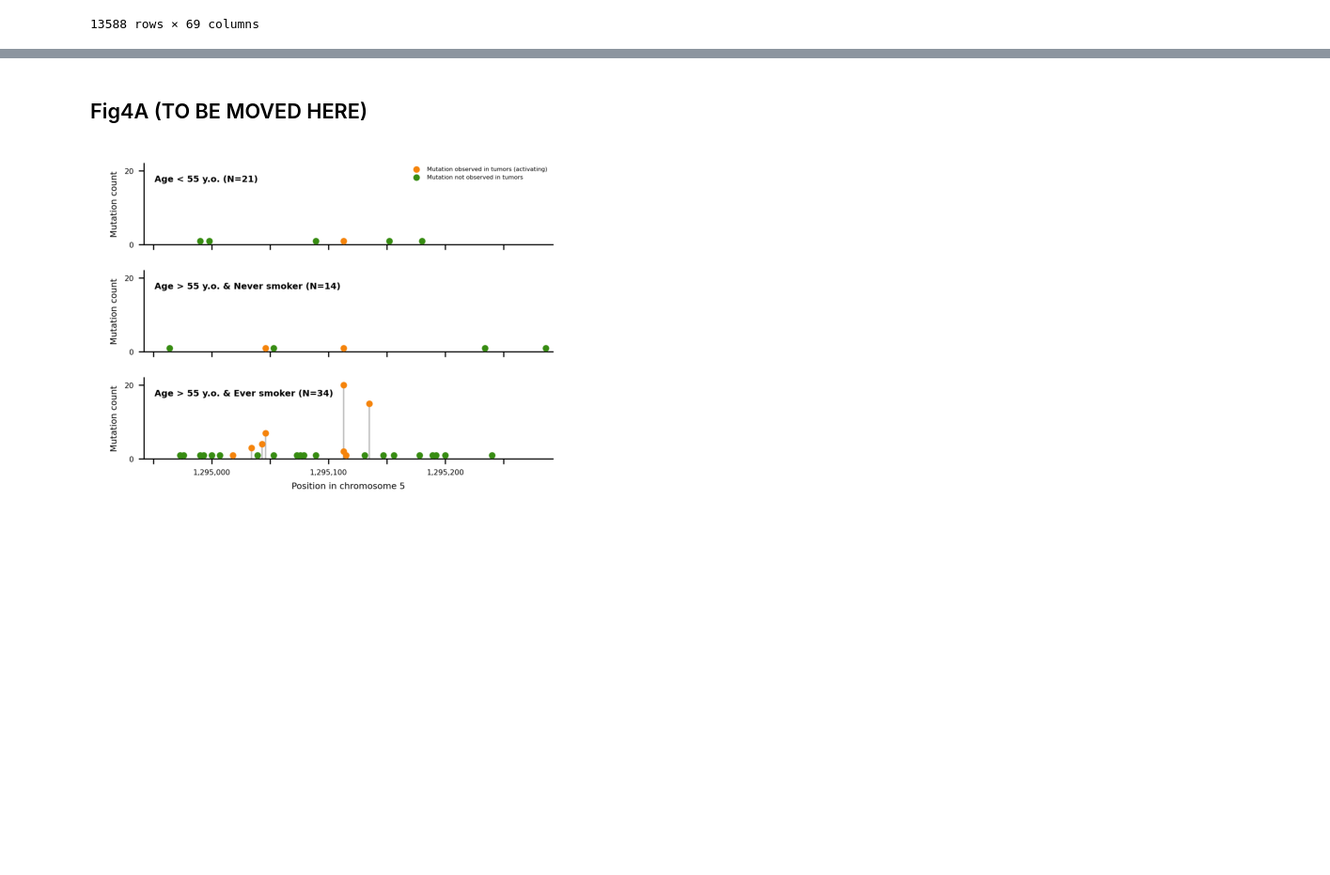
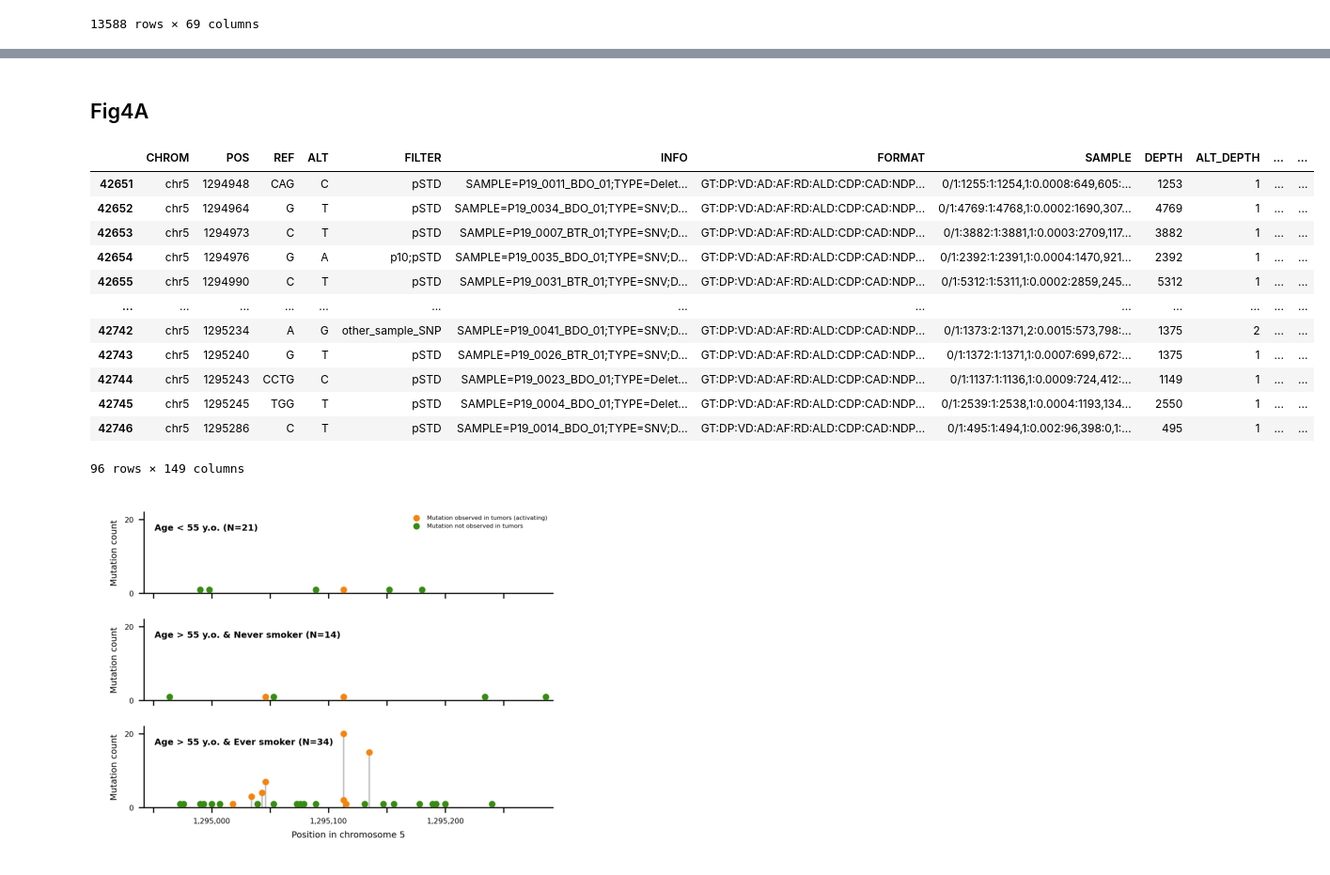
Before and after one commit to bbglab/normal_bladder_paper, a Jupyter notebook: main/Fig4/Fig4.ipynb, the cells around one changed output, grey strips where cells are left out. Shown at 94% size. Drawn from its saved outputs; the diff is of its cells as text; code cells hidden in the pictures; blank space fills up the shorter version.

```diff
--- a/main/Fig4/Fig4.ipynb
+++ b/main/Fig4/Fig4.ipynb
@@ -77,3 +72,7 @@ mutrate_df
 | 13586 | P19_0001_BTR_01 | TP53 | synonymous | SNV | 0.000000 | P19_0001 | A133 | 24 | M | 30.1 | ... |
 | 13587 | P19_0001_BTR_01 | TRIP10 | synonymous | SNV | 0.000000 | P19_0001 | A133 | 24 | M | 30.1 | ... |
 13588 rows × 69 columns
+# %%
+# load somatic mutations
+somatic_maf_df = pd.read_table(somatic_maf_file)
+somatic_maf_df
@@ -80,2 +93,24 @@ mutrate_df
 # %% [markdown]
-## Fig4A (TO BE MOVED HERE)
+## Fig4A
+# %%
+# filter mutations in TERT promoter
+mutations_in_tert_promoter = somatic_maf_df[(somatic_maf_df['CHROM'] == 'chr5') &
+                                            (somatic_maf_df['POS'] >= 1294942) &
+                                            (somatic_maf_df['POS'] <= 1295289)
+                                ].copy()
+
+mutations_in_tert_promoter
+# %% [output]
+|  | CHROM | POS | REF | ALT | FILTER | INFO | FORMAT | SAMPLE | DEPTH | ALT_DEPTH | ... | ... |
+| 42651 | chr5 | 1294948 | CAG | C | pSTD | SAMPLE=P19_0011_BDO_01;TYPE=Delet... | GT:DP:VD:AD:AF:RD:ALD:CDP:CAD:NDP... | 0/1:1255:1:1254,1:0.0008:649,605:... | 1253 | 1 | ... | ... |
+| 42652 | chr5 | 1294964 | G | T | pSTD | SAMPLE=P19_0034_BDO_01;TYPE=SNV;D... | GT:DP:VD:AD:AF:RD:ALD:CDP:CAD:NDP... | 0/1:4769:1:4768,1:0.0002:1690,307... | 4769 | 1 | ... | ... |
+| 42653 | chr5 | 1294973 | C | T | pSTD | SAMPLE=P19_0007_BTR_01;TYPE=SNV;D... | GT:DP:VD:AD:AF:RD:ALD:CDP:CAD:NDP... | 0/1:3882:1:3881,1:0.0003:2709,117... | 3882 | 1 | ... | ... |
+| 42654 | chr5 | 1294976 | G | A | p10;pSTD | SAMPLE=P19_0035_BDO_01;TYPE=SNV;D... | GT:DP:VD:AD:AF:RD:ALD:CDP:CAD:NDP... | 0/1:2392:1:2391,1:0.0004:1470,921... | 2392 | 1 | ... | ... |
+| 42655 | chr5 | 1294990 | C | T | pSTD | SAMPLE=P19_0031_BTR_01;TYPE=SNV;D... | GT:DP:VD:AD:AF:RD:ALD:CDP:CAD:NDP... | 0/1:5312:1:5311,1:0.0002:2859,245... | 5312 | 1 | ... | ... |
+| ... | ... | ... | ... | ... | ... | ... | ... | ... | ... | ... | ... | ... |
+| 42742 | chr5 | 1295234 | A | G | other_sample_SNP | SAMPLE=P19_0041_BDO_01;TYPE=SNV;D... | GT:DP:VD:AD:AF:RD:ALD:CDP:CAD:NDP... | 0/1:1373:2:1371,2:0.0015:573,798:... | 1375 | 2 | ... | ... |
+| 42743 | chr5 | 1295240 | G | T | pSTD | SAMPLE=P19_0026_BTR_01;TYPE=SNV;D... | GT:DP:VD:AD:AF:RD:ALD:CDP:CAD:NDP... | 0/1:1372:1:1371,1:0.0007:699,672:... | 1375 | 1 | ... | ... |
+| 42744 | chr5 | 1295243 | CCTG | C | pSTD | SAMPLE=P19_0023_BDO_01;TYPE=Delet... | GT:DP:VD:AD:AF:RD:ALD:CDP:CAD:NDP... | 0/1:1137:1:1136,1:0.0009:724,412:... | 1149 | 1 | ... | ... |
+| 42745 | chr5 | 1295245 | TGG | T | pSTD | SAMPLE=P19_0004_BDO_01;TYPE=Delet... | GT:DP:VD:AD:AF:RD:ALD:CDP:CAD:NDP... | 0/1:2539:1:2538,1:0.0004:1193,134... | 2550 | 1 | ... | ... |
+| 42746 | chr5 | 1295286 | C | T | pSTD | SAMPLE=P19_0014_BDO_01;TYPE=SNV;D... | GT:DP:VD:AD:AF:RD:ALD:CDP:CAD:NDP... | 0/1:495:1:494,1:0.002:96,398:0,1:... | 495 | 1 | ... | ... |
+96 rows × 149 columns
```
Also changed, not shown: parts of 9 cells of this notebook, 23 other files.
